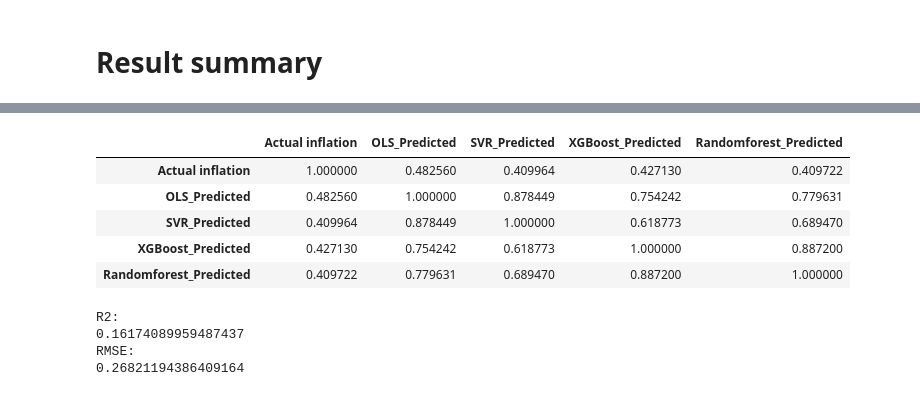
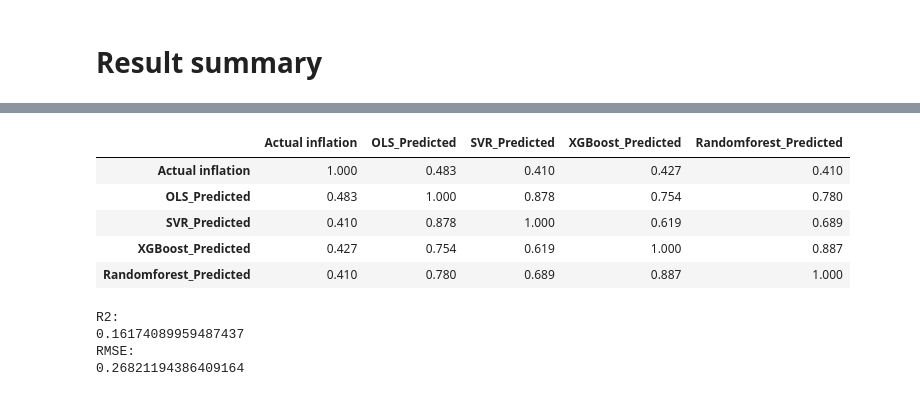
Before and after one commit to inflamcucum/ECON4305-group-project-team7, a Jupyter notebook: Combined models.ipynb, the cells around one changed output, grey strips where cells are left out. Drawn from its saved outputs; the diff is of its cells as text; code cells hidden in the pictures.

```diff
--- a/Combined models.ipynb
+++ b/Combined models.ipynb
@@ -391,7 +398,7 @@ pipeline_final = Pipeline(steps_final)
 # %%
 start=time.time()
 
-n_train = int(len(X)*0.7)
+n_train = int(len(X)*train_ratio)
 
 n_records = len(X)
 
@@ -458,7 +465,7 @@ pipeline = Pipeline([
 # %%
 start=time.time()
 
-n_train = 261
+n_train = int(len(X)*train_ratio)
 
 n_records = len(X)
 
@@ -537,7 +544,7 @@ steps_final = [('scaler', StandardScaler(copy=True, with_mean=True, with_std=Tru
 
 pipeline_final = Pipeline(steps_final)
 
-n_train = int(len(X)*0.7)
+n_train = int(len(X)*train_ratio)
 
 n_records = len(X)
 
@@ -572,8 +579,9 @@ Running Time: 156.57798218727112
 # %%
 pd.options.display.max_rows=300
 result["Randomforest_Predicted"] = y_ranforest_pred_list
-
-result
+pd.options.display.float_format = '{:.3f}'.format
+resultb4pan=result.iloc[:-36,:]
+resultb4pan
 # %% [output]
 |  | Actual inflation | OLS_Predicted | SVR_Predicted | XGBoost_Predicted | Randomforest_Predicted |
 | sasdate |  |  |  |  |  |
@@ -610,12 +618,13 @@ plt.show()
 # %%
+pd.set_option("display.precision", 3)
 result.corr()
 # %% [output]
 |  | Actual inflation | OLS_Predicted | SVR_Predicted | XGBoost_Predicted | Randomforest_Predicted |
-| Actual inflation | 1.000000 | 0.482560 | 0.409964 | 0.427130 | 0.409722 |
-| OLS_Predicted | 0.482560 | 1.000000 | 0.878449 | 0.754242 | 0.779631 |
-| SVR_Predicted | 0.409964 | 0.878449 | 1.000000 | 0.618773 | 0.689470 |
-| XGBoost_Predicted | 0.427130 | 0.754242 | 0.618773 | 1.000000 | 0.887200 |
-| Randomforest_Predicted | 0.409722 | 0.779631 | 0.689470 | 0.887200 | 1.000000 |
+| Actual inflation | 1.000 | 0.483 | 0.410 | 0.427 | 0.410 |
+| OLS_Predicted | 0.483 | 1.000 | 0.878 | 0.754 | 0.780 |
+| SVR_Predicted | 0.410 | 0.878 | 1.000 | 0.619 | 0.689 |
+| XGBoost_Predicted | 0.427 | 0.754 | 0.619 | 1.000 | 0.887 |
+| Randomforest_Predicted | 0.410 | 0.780 | 0.689 | 0.887 | 1.000 |
 # %%
 print("R2:")
 print(metrics.r2_score(result["Actual inflation"],result["SVR_Predicted"]))
```
Also changed, not shown: parts of 19 cells of this notebook, 2 other files.
